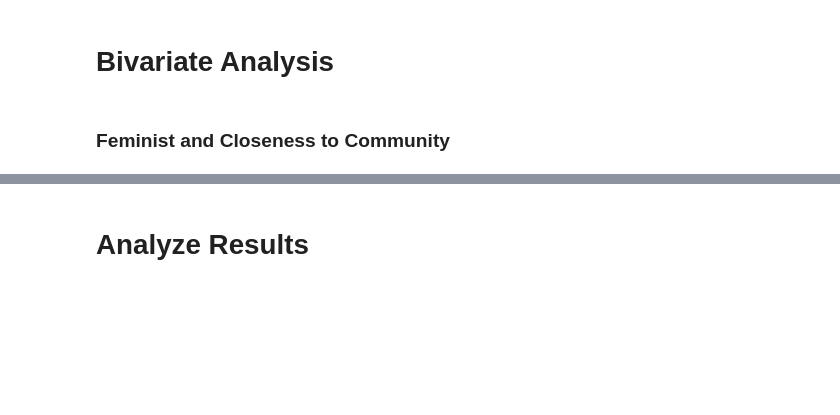
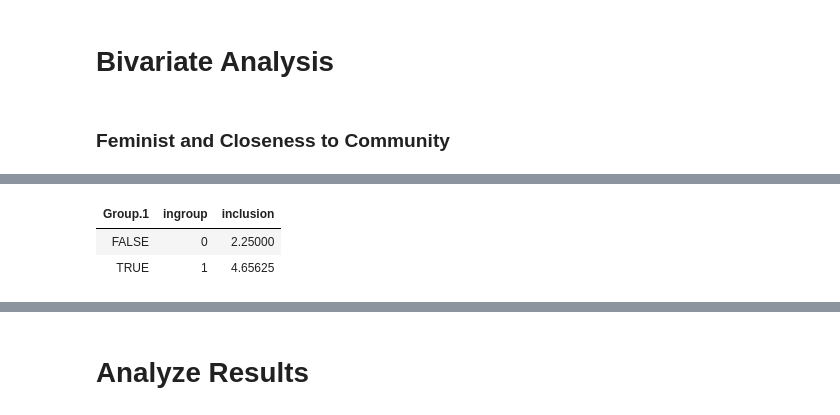
Before and after one commit to natematias/reddit-feminism-analysis-2018, a Jupyter notebook: analysis/analyze-r-feminism-experiment-results.R.ipynb, the cells around one changed output, grey strips where cells are left out. Cells and saved outputs as stored; diff of their text form; code cells hidden in the pictures; blank space fills up the shorter version.

```diff
--- a/analysis/analyze-r-feminism-experiment-results.R.ipynb
+++ b/analysis/analyze-r-feminism-experiment-results.R.ipynb
@@ -178,0 +234,7 @@ Warning message:
+# %%
+aggregate(FUN="mean", subset(newcomers, complied)[c("ingroup", "inclusion")],
+          by=list(subset(newcomers, complied)$ingroup))
+# %% [output]
+| Group.1 | ingroup | inclusion |
+| FALSE | 0 | 2.25000 |
+| TRUE | 1 | 4.65625 |
```
Also changed, not shown: parts of 19 cells of this notebook.
